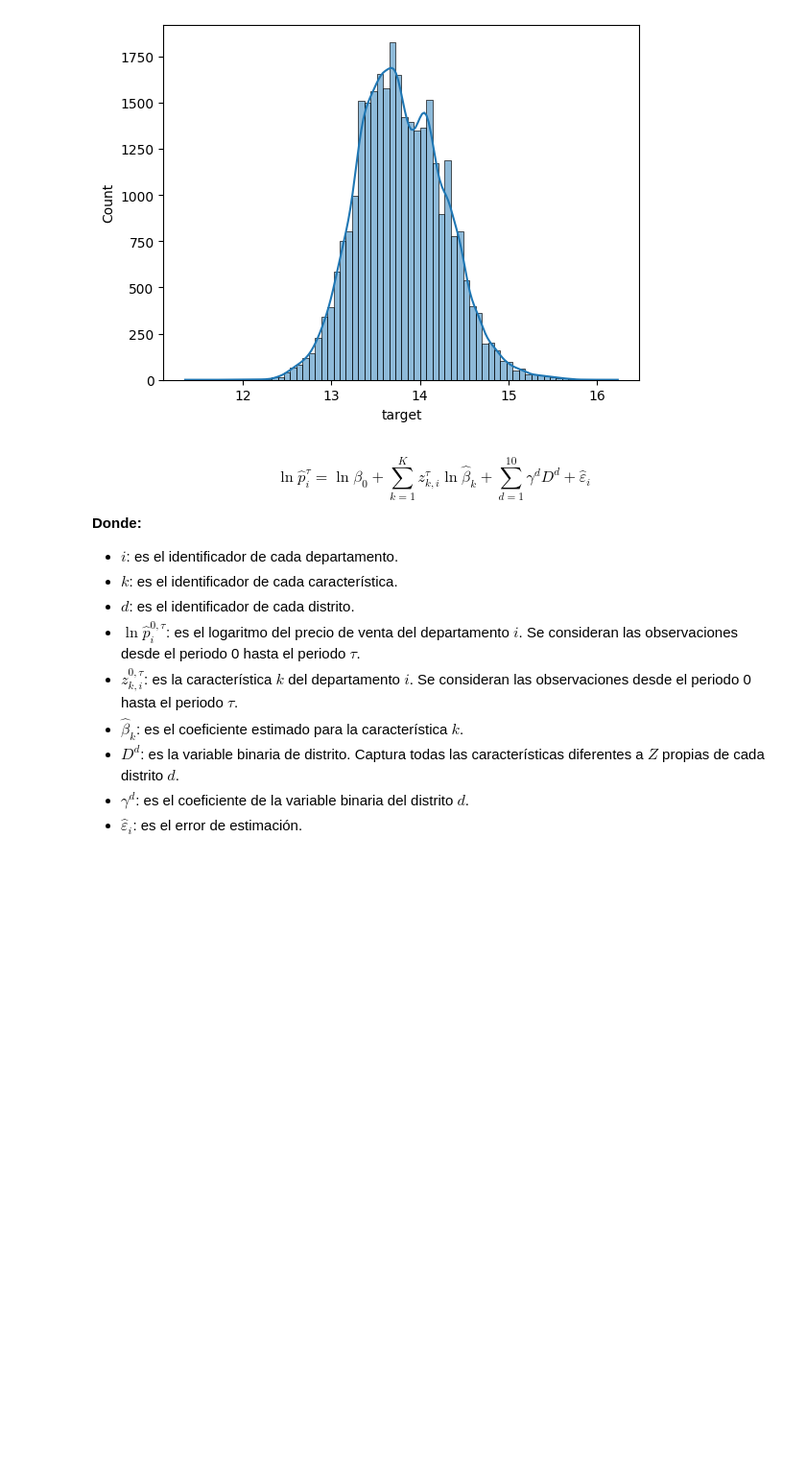
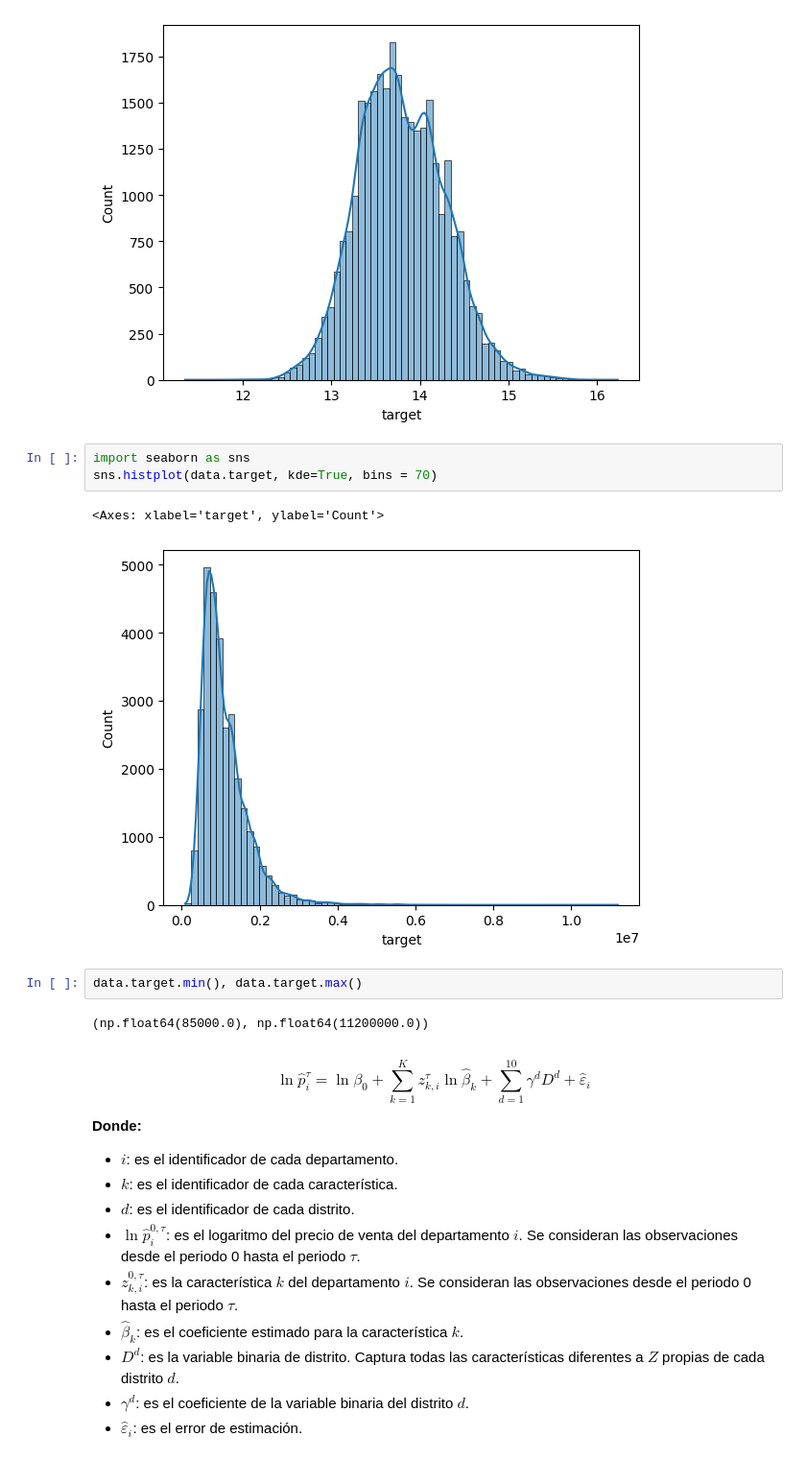
Before and after one commit to carlosrondanp/real_state_analytics-Melbourne, a Jupyter notebook: notebooks/2.preprocessing.ipynb, the cells around one changed output. Shown at 96% size. Drawn from its saved outputs; the diff is of its cells as text; blank space fills up the shorter version.

```diff
--- a/notebooks/2.preprocessing.ipynb
+++ b/notebooks/2.preprocessing.ipynb
@@ -540,6 +540,16 @@ sns.histplot(np.log1p(data.target), kde=True, bins = 70)
 # %% [output]
 <Axes: xlabel='target', ylabel='Count'>
 [figure]
+# %%
+import seaborn as sns
+sns.histplot(data.target, kde=True, bins = 70)
+# %% [output]
+<Axes: xlabel='target', ylabel='Count'>
+[figure, added]
+# %%
+data.target.min(), data.target.max()
+# %% [output]
+(np.float64(85000.0), np.float64(11200000.0))
 # %% [markdown]
 $$
 \ln \hat{p}^{\tau}_i = \ln \beta_0 + \sum_{k=1}^{K} z^{\tau}_{k,i} \ln \hat{\beta}_k + \sum_{d=1}^{10} \gamma^d D^d + \hat{\varepsilon}_i
```
Also changed, not shown: parts of 1 cell of this notebook, 3 other files.
